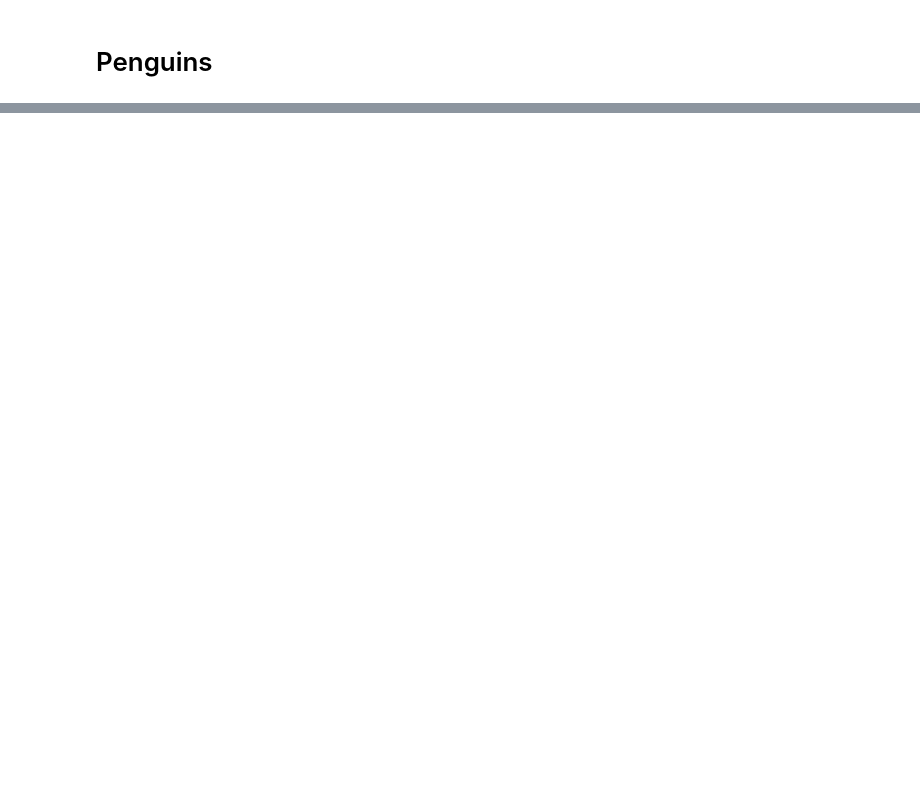
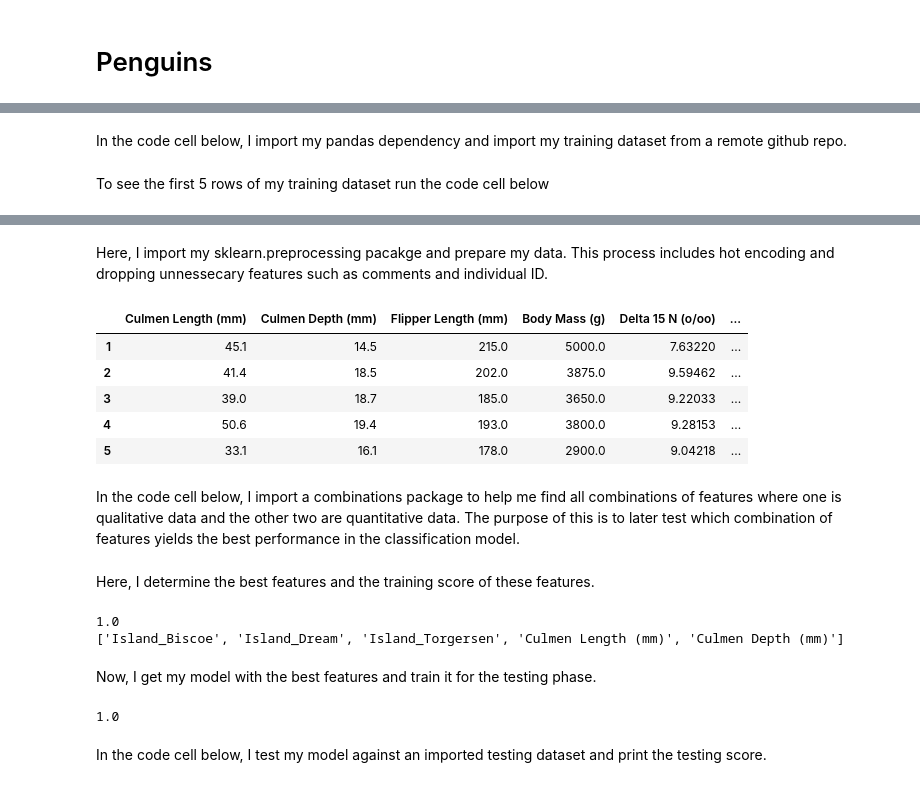
Before and after one commit to dmsmith25/dmsmith25.github.io, a Jupyter notebook: posts/penguins-project/index.ipynb, the cells around one changed output, grey strips where cells are left out. Saved outputs shown, nothing was run; the diff lists cells and outputs as text; code cells hidden in the pictures; blank space fills up the shorter version.

```diff
--- a/posts/penguins-project/index.ipynb
+++ b/posts/penguins-project/index.ipynb
@@ -3,8 +14,12 @@
+# %% [markdown]
+In the code cell below, I import my pandas dependency and import my training dataset from a remote github repo.
 # %%
 import pandas as pd
 
 train_url = "https://raw.githubusercontent.com/middlebury-csci-0451/CSCI-0451/main/data/palmer-penguins/train.csv"
 train = pd.read_csv(train_url)
+# %% [markdown]
+To see the first 5 rows of my training dataset run the code cell below
 # %%
 train.head()
 # %% [output]
@@ -14,3 +29,31 @@ train.head()
 | 2 | PAL0910 | 124 | Adelie Penguin (Pygoscelis adeliae) | Anvers | Torgersen | Adult, 1 Egg Stage | N67A2 | Yes | ... |
 | 3 | PAL0910 | 146 | Adelie Penguin (Pygoscelis adeliae) | Anvers | Dream | Adult, 1 Egg Stage | N82A2 | Yes | ... |
 | 4 | PAL0708 | 24 | Chinstrap penguin (Pygoscelis ant... | Anvers | Dream | Adult, 1 Egg Stage | N85A2 | No | ... |
+# %% [markdown]
+Here, I import my sklearn.preprocessing pacakge and prepare my data. This process includes hot encoding and dropping unnessecary features such as comments and individual ID.
+# %%
+from sklearn.preprocessing import LabelEncoder
+le = LabelEncoder()
+le.fit(train["Species"])
+
+def prepare_data(df):
+  df = df.drop(["studyName", "Sample Number", "Individual ID", "Date Egg", "Comments", "Region"], axis = 1)
+  df = df[df["Sex"] != "."]
+  df = df.dropna()
+  y = le.transform(df["Species"])
+  df = df.drop(["Species"], axis = 1)
+  df = pd.get_dummies(df)
+  return df, y
+
+X_train, y_train = prepare_data(train)
+
+X_train.head()
+# %% [output]
+|  | Culmen Length (mm) | Culmen Depth (mm) | Flipper Length (mm) | Body Mass (g) | Delta 15 N (o/oo) | ... |
+| 1 | 45.1 | 14.5 | 215.0 | 5000.0 | 7.63220 | ... |
+| 2 | 41.4 | 18.5 | 202.0 | 3875.0 | 9.59462 | ... |
+| 3 | 39.0 | 18.7 | 185.0 | 3650.0 | 9.22033 | ... |
+| 4 | 50.6 | 19.4 | 193.0 | 3800.0 | 9.28153 | ... |
+| 5 | 33.1 | 16.1 | 178.0 | 2900.0 | 9.04218 | ... |
+# %% [markdown]
+In the code cell below, I import a combinations package to help me find all combinations of features where one is qualitative data and the other two are quantitative data. The purpose of this is to later test which combination of features yields the best performance in the classification model.
@@ -16,0 +73,40 @@ train.head()
+# %% [markdown]
+Here, I determine the best features and the training score of these features.
+# %%
+from sklearn.linear_model import LogisticRegression
+import warnings
+
+
+warnings.filterwarnings("ignore") # I was getting a lot of warnings
+
+best_score = 0.0
+best_cols = ["N/A"]
+
+for col in col_combos:
+    LR = LogisticRegression()
+    LR.fit(X_train[col], y_train)
+    score = LR.score(X_train[col], y_train)
+
+    if score > best_score:
+        best_score = score
+        best_cols = col
+
+print(best_score)
+print(best_cols)
+# %% [output]
+1.0
+['Island_Biscoe', 'Island_Dream', 'Island_Torgersen', 'Culmen Length (mm)', 'Culmen Depth (mm)']
+# %% [markdown]
+Now, I get my model with the best features and train it for the testing phase.
+# %%
+best_cols = best_cols[(len(best_cols) - 2):] + best_cols[:(len(best_cols) - 2)]
+
+LR = LogisticRegression()
+LR.fit(X_train[best_cols], y_train)
+score = LR.score(X_train[best_cols], y_train)
+
+print(score)
+# %% [output]
+1.0
+# %% [markdown]
+In the code cell below, I test my model against an imported testing dataset and print the testing score.
```
Also changed, not shown: parts of 10 cells of this notebook, 7 other files.
